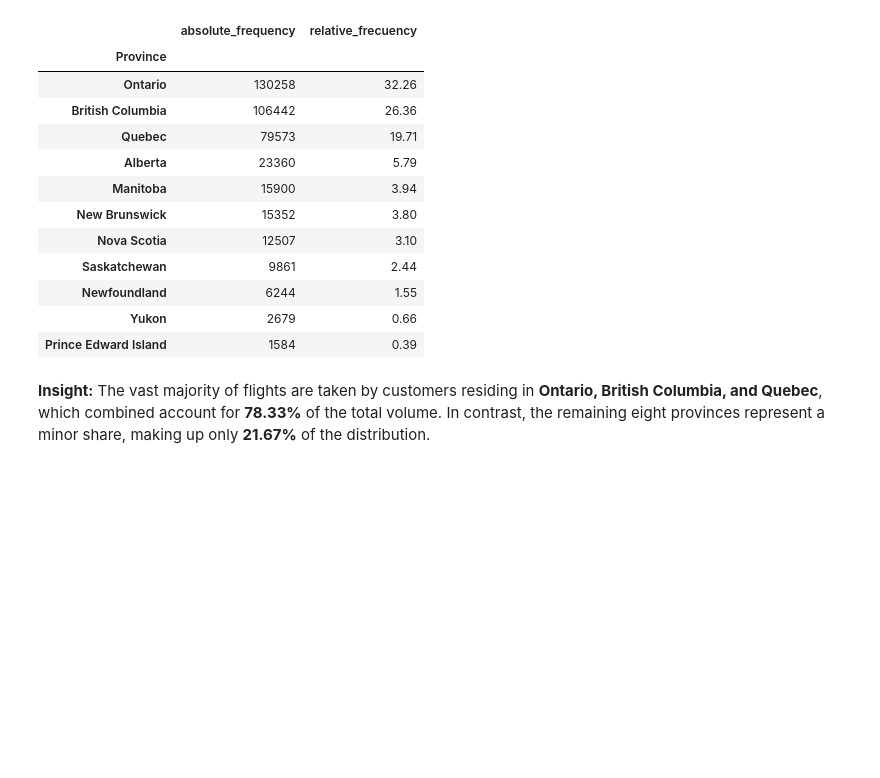
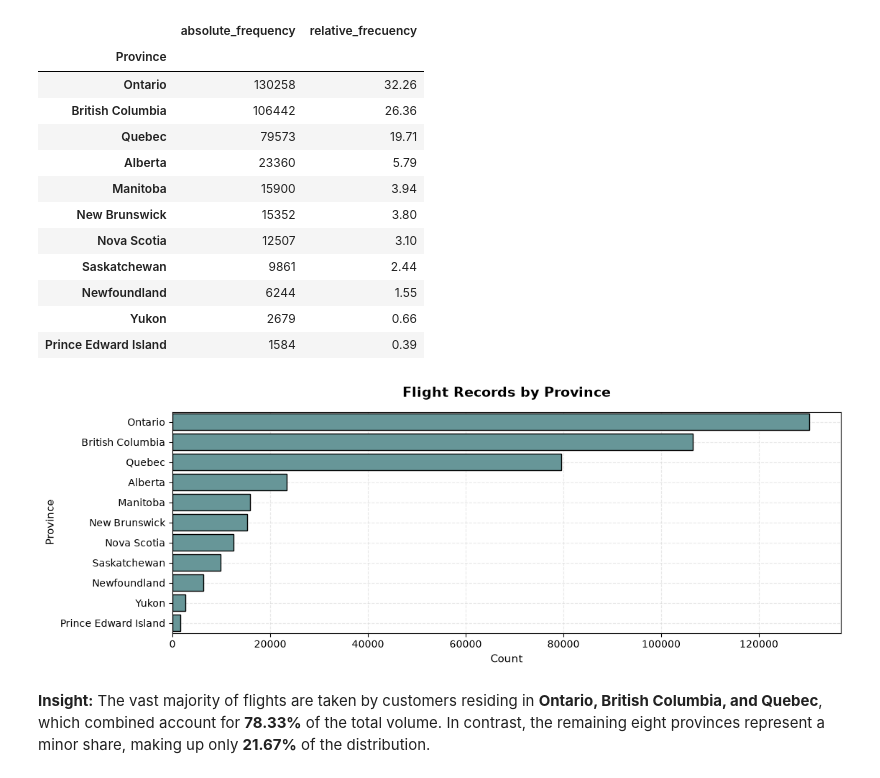
Before and after one commit to Adalab/bda-modulo-3-evaluacion-final-MATC-90, a Jupyter notebook: src/notebooks/02_Statistical_Analysis_and_Data_Visualization.ipynb, the cells around one changed output. Saved outputs shown, nothing was run; the diff lists cells and outputs as text; code cells hidden in the pictures; blank space fills up the shorter version.

```diff
--- a/src/notebooks/02_Statistical_Analysis_and_Data_Visualization.ipynb
+++ b/src/notebooks/02_Statistical_Analysis_and_Data_Visualization.ipynb
@@ -479,6 +481,34 @@ province_table
 | Newfoundland | 6244 | 1.55 |
 | Yukon | 2679 | 0.66 |
 | Prince Edward Island | 1584 | 0.39 |
+# %%
+# Set up the figure dimensions for a wide categorical plot
+plt.figure(figsize=(12, 4))
+
+# Plot the ordered countplot with your custom styling
+sns.countplot(
+    data=df_clean,
+    y='Province',
+    color='cadetblue',
+    edgecolor='black',
+    orient= 'h',
+    linewidth=1,
+    order=df_clean['Province'].value_counts().index  # Automatically orders from highest to lowest
+)
+
+# Customize titles and axes labels in English
+plt.title('Flight Records by Province', fontsize=14, pad=15, fontweight='bold')
+plt.ylabel('Province', fontsize=11)
+plt.xlabel('Count', fontsize=11)
+
+
+# Apply clean grid behind the bars
+plt.grid(True, linestyle='--', alpha=0.5, color='lightgray', zorder=0)
+plt.gca().set_axisbelow(True)  # Keeps the grid lines behind the bars
+
+plt.savefig("../figures/Flight_Records_by_Province.png", dpi=300)
+# %% [output]
+[figure, added]
 # %% [markdown]
 **Insight:** The vast majority of flights are taken by customers residing in **Ontario, British Columbia, and Quebec**, which combined account for **78.33%** of the total volume. In contrast, the remaining eight provinces represent a minor share, making up only **21.67%** of the distribution.
 # %%
```
Also changed, not shown: parts of 3 cells of this notebook.
